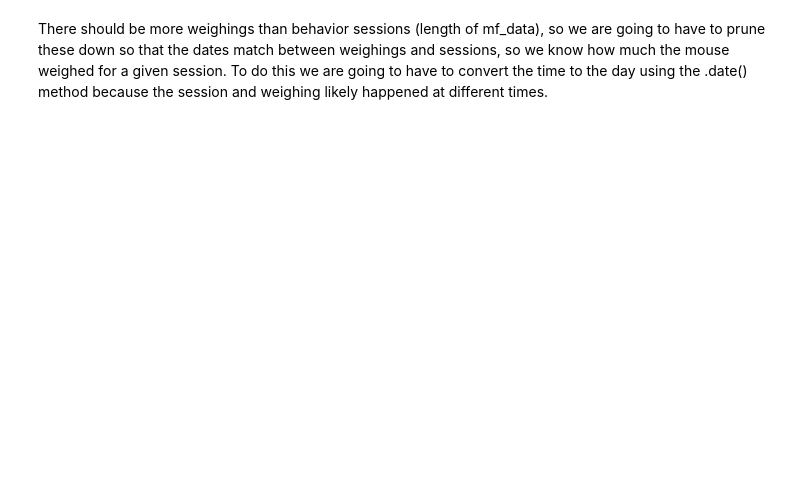
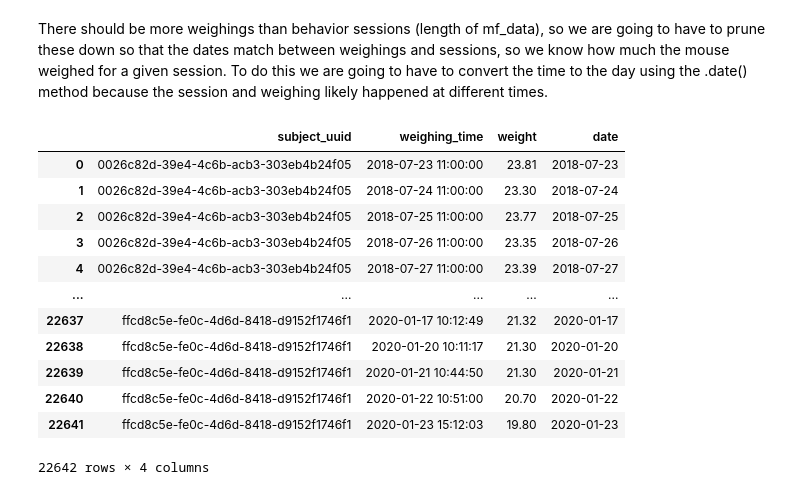
Before and after one commit to cskrasniak/behavior_analysis_demo, a Jupyter notebook: simple_analysis_example.ipynb, the cells around one changed output. Cells and saved outputs as stored; diff of their text form; code cells hidden in the pictures; blank space fills up the shorter version.

```diff
--- a/simple_analysis_example.ipynb
+++ b/simple_analysis_example.ipynb
@@ -251,2 +266,20 @@ print(len(mf_data))
 # %% [markdown]
 There should be more weighings than behavior sessions (length of mf_data), so we are going to have to prune these down so that the dates match between weighings and sessions, so we know how much the mouse weighed for a given session. To do this we are going to have to convert the time to the day using the .date() method because the session and weighing likely happened at different times.
+# %%
+## add a column to the weighings DataFrame called date from the weighing_time values you'll need to use the pandas apply method and the date() method
+weighings['date'] = weighings['weighing_time'].apply(lambda x: x.date())
+weighings
+# %% [output]
+|  | subject_uuid | weighing_time | weight | date |
+| 0 | 0026c82d-39e4-4c6b-acb3-303eb4b24f05 | 2018-07-23 11:00:00 | 23.81 | 2018-07-23 |
+| 1 | 0026c82d-39e4-4c6b-acb3-303eb4b24f05 | 2018-07-24 11:00:00 | 23.30 | 2018-07-24 |
+| 2 | 0026c82d-39e4-4c6b-acb3-303eb4b24f05 | 2018-07-25 11:00:00 | 23.77 | 2018-07-25 |
+| 3 | 0026c82d-39e4-4c6b-acb3-303eb4b24f05 | 2018-07-26 11:00:00 | 23.35 | 2018-07-26 |
+| 4 | 0026c82d-39e4-4c6b-acb3-303eb4b24f05 | 2018-07-27 11:00:00 | 23.39 | 2018-07-27 |
+| ... | ... | ... | ... | ... |
+| 22637 | ffcd8c5e-fe0c-4d6d-8418-d9152f1746f1 | 2020-01-17 10:12:49 | 21.32 | 2020-01-17 |
+| 22638 | ffcd8c5e-fe0c-4d6d-8418-d9152f1746f1 | 2020-01-20 10:11:17 | 21.30 | 2020-01-20 |
+| 22639 | ffcd8c5e-fe0c-4d6d-8418-d9152f1746f1 | 2020-01-21 10:44:50 | 21.30 | 2020-01-21 |
+| 22640 | ffcd8c5e-fe0c-4d6d-8418-d9152f1746f1 | 2020-01-22 10:51:00 | 20.70 | 2020-01-22 |
+| 22641 | ffcd8c5e-fe0c-4d6d-8418-d9152f1746f1 | 2020-01-23 15:12:03 | 19.80 | 2020-01-23 |
+22642 rows × 4 columns
```
Also changed, not shown: parts of 31 cells of this notebook.
